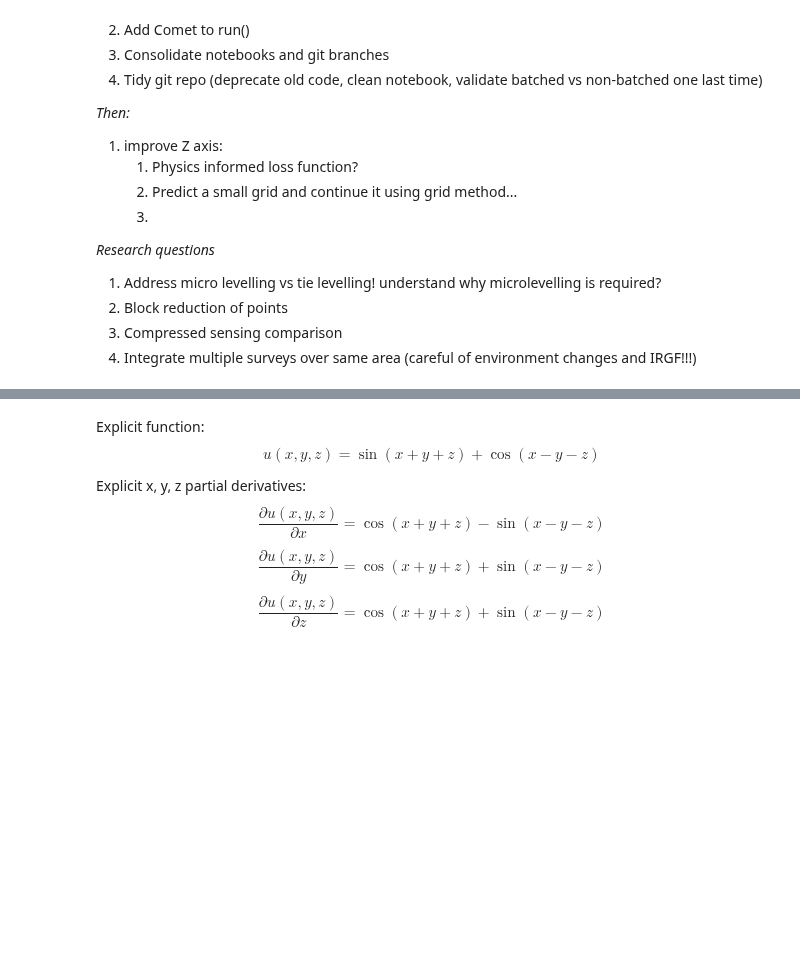
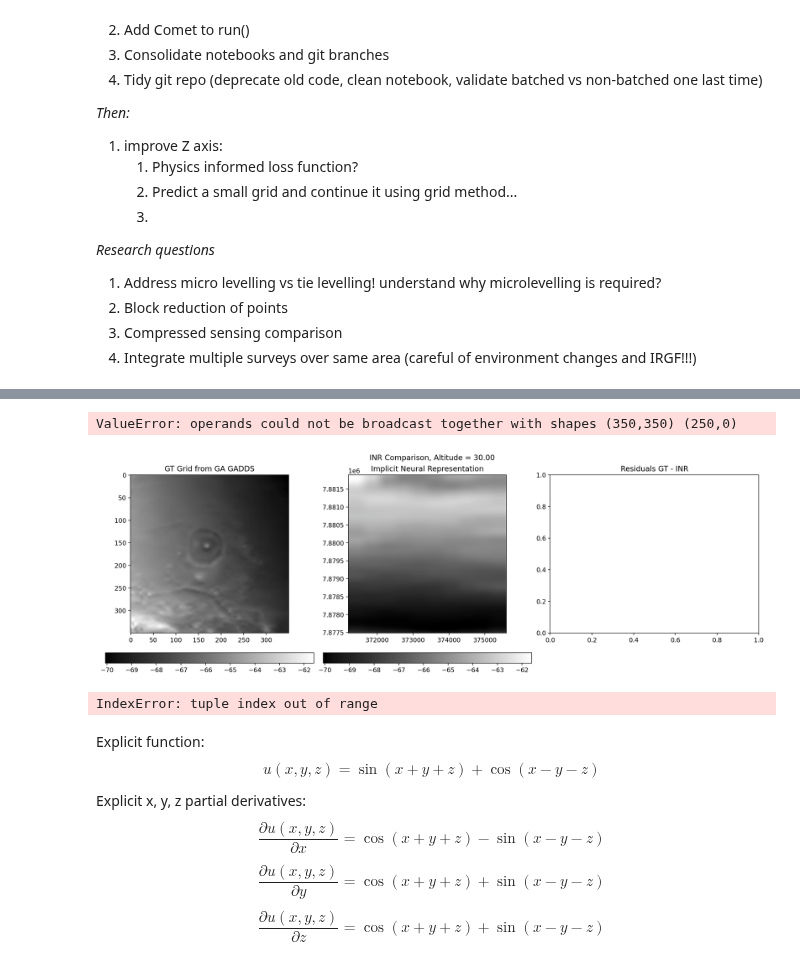
Before and after one commit to LSgeo/ImplicitGeo, a Jupyter notebook: GeoINR3D_optimiser.ipynb, the cells around one changed output, grey strips where cells are left out. Cells and saved outputs as stored; diff of their text form; code cells hidden in the pictures; blank space fills up the shorter version.

```diff
--- a/GeoINR3D_optimiser.ipynb
+++ b/GeoINR3D_optimiser.ipynb
@@ -532,39 +359,25 @@ fig = plt_inr(
-# %%
-ax_args["cmap"] = cc.cm.CET_D1
-fig = plt_inr(
-    full_u - batched_u,
-    altitude,
-    extent,
-    ax_args=ax_args,
-    z_slice=0,
-    _vmin=-10,
-    _vmax=10,
-    gt_grid=gtt,
-    cropping=(50, 400),  # applied to diff grid, both axes
-    figsize=(15, 5),
-    dpi=100,
-)
 # %%
 # Batched 3D volume query
-shape = (455, 455, 3)  # shape(0,1) needs to match GT shape for comparisons
+shape = (456, 455, 10)  # shape(0,1) needs to match GT shape for comparisons
 z_vec = normalise_fn(torch.linspace(30, 45, steps=shape[2]), "z")
 
-full_u = query_inr_batched(inr, shape=shape, chunksize=256_000, z_vec=z_vec)
-full_u = unnormalise_fn(full_u, "u")
+## TODO: query_inr_batched returns zxyu for easy iteration. Refactor!
+u = query_inr_batched(f, shape=(300,300,10), chunksize=256_000, z_vec=z_vec)
+u = unnormalise_fn(u, "u")
 
-for i, u in enumerate(full_u):
+for i, u in enumerate(u):
     altitude = unnormalise_fn(z_vec[i], "z")
     fig = plt_inr(
         u,
         altitude,
-        extent,
+        extent=extent,
         ax_args=ax_args,
-        z_slice=0,
-        _vmin=-10,
-        _vmax=10,
-        gt_grid=gtt[:455, :],
-        cropping=(50, 400),  # applied to diff grid, both axes
+        gt_grid=gtt,
         figsize=(15, 5),
-        dpi=100,
+        cropping=(50, 400),
+        dpi=200,
     )
     plt.show()
+# %% [output]
+ValueError: operands could not be broadcast together with shapes (350,350) (250,0)
+[figure, added]
@@ -576,7 +384,9 @@ u_vol = np.transpose(uzxy_vol, (1, 2, 0))  # batched_query returns z,x,y
 # %%
 plt_3d(
-    u_vol, ori="z", levels=20, step=21, elev=30, azim=100, linear_width=30, alpha=0.1
+    u, ori="z", levels=20, step=21, elev=30, azim=100, linear_width=30, alpha=0.1
 )
+# %% [output]
+IndexError: tuple index out of range
 # %%
 # Noddyverse Synthetic Comparison
 plt_3d(
```
Also changed, not shown: parts of 18 cells of this notebook, 2 other files.
